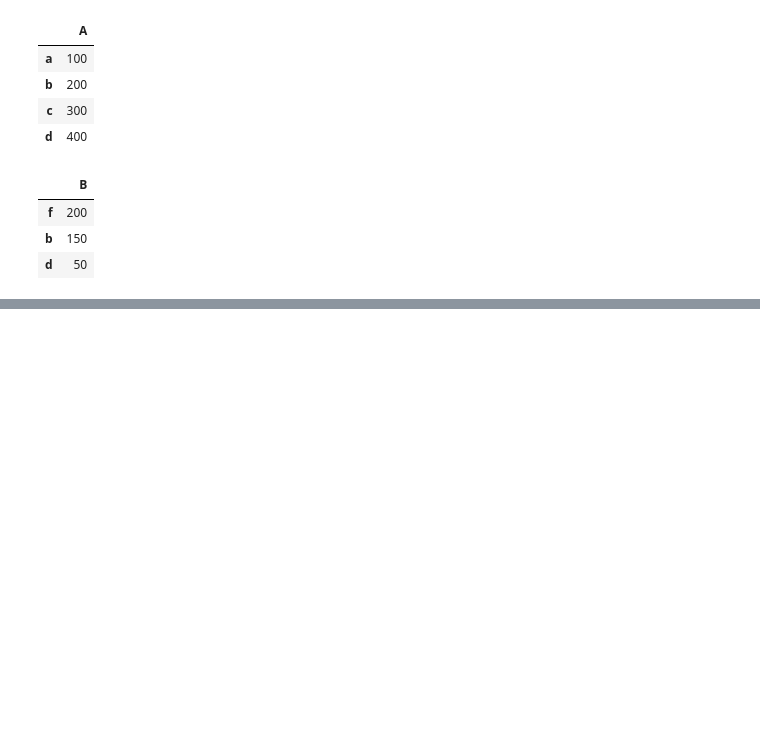
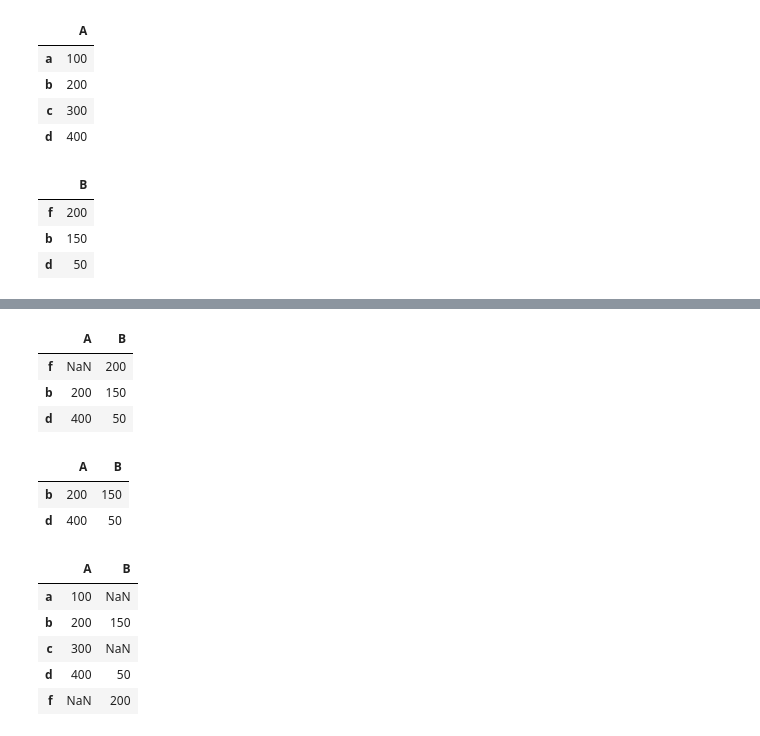
Before and after one commit to Saifullah785/python-for-finance-notes, a Jupyter notebook: Chapter_05_Data_Analysis_with_pandas/Chapter_05_Data_Analysis_with_pandas.ipynb, the cells around one changed output, grey strips where cells are left out. Cells and saved outputs as stored; diff of their text form; code cells hidden in the pictures; blank space fills up the shorter version.

```diff
--- a/Chapter_05_Data_Analysis_with_pandas/Chapter_05_Data_Analysis_with_pandas.ipynb
+++ b/Chapter_05_Data_Analysis_with_pandas/Chapter_05_Data_Analysis_with_pandas.ipynb
@@ -818,0 +862,24 @@ df2
+# %%
+df1.join(df2, how='right')
+# %% [output]
+|  | A | B |
+| f | NaN | 200 |
+| b | 200 | 150 |
+| d | 400 | 50 |
+# %%
+
+df1.join(df2, how='inner')
+# %% [output]
+|  | A | B |
+| b | 200 | 150 |
+| d | 400 | 50 |
+# %%
+
+df1.join(df2, how='outer')
+# %% [output]
+|  | A | B |
+| a | 100 | NaN |
+| b | 200 | 150 |
+| c | 300 | NaN |
+| d | 400 | 50 |
+| f | NaN | 200 |
```
Also changed, not shown: parts of 27 cells of this notebook.
